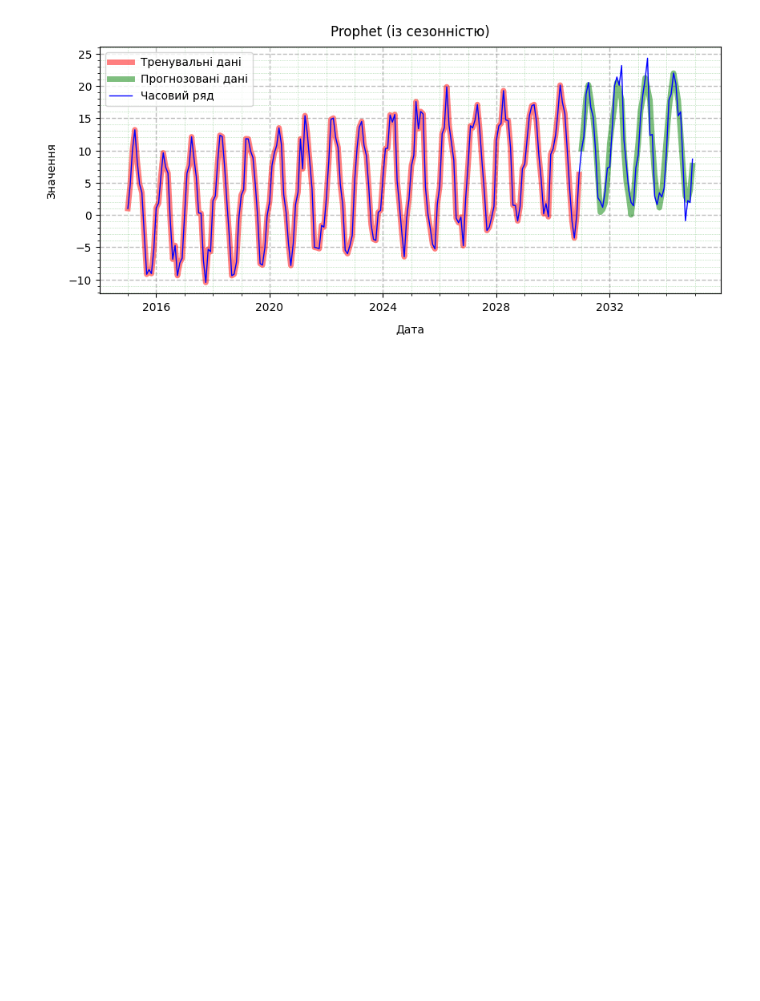
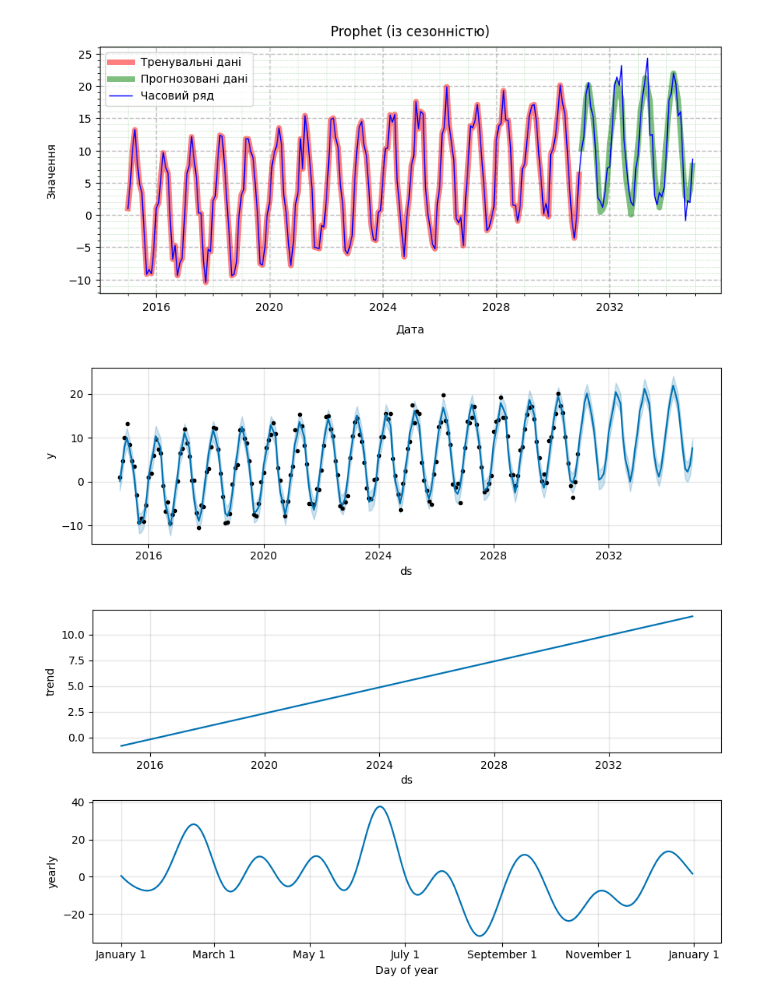
Before and after one commit to BogdanPinchuk/DataScience-PBY_HW16, a Jupyter notebook: Bohdan_Pinchuk_DS_HW16.ipynb, the cells around one changed output. Drawn from its saved outputs; the diff is of its cells as text; code cells hidden in the pictures; blank space fills up the shorter version.

```diff
--- a/Bohdan_Pinchuk_DS_HW16.ipynb
+++ b/Bohdan_Pinchuk_DS_HW16.ipynb
@@ -1134,7 +1135,7 @@ from prophet import Prophet
 from pathlib import Path
 
 # Input data
-load_model = False
+load_model = True
 model_file_name = "resources/auto_arima_search_parameters_p.model"
 
 # Solution
@@ -1166,7 +1166,8 @@ n_periods_s = len(Y_test_s)
 
 # Solution
 future = model.make_future_dataframe(periods=n_periods_s, freq='MS')
-Y_pred_s = model.predict(future)[["ds", "yhat"]].rename(columns={"yhat": "y"}).iloc[-n_periods_s:]
+forecast = model.predict(future)
+Y_pred_s = forecast[["ds", "yhat"]].rename(columns={"yhat": "y"}).iloc[-n_periods_s:]
 
 # # Print results
 display(Markdown(f"**Оцінка за: auto_arima(...)**"))
@@ -1205,3 +1206,11 @@ ax.legend()
 plt.show()
 # %% [output]
 [figure]
+# %%
+# Graphic results
+
+model.plot(forecast, figsize=(9, 3))
+_ = model.plot_components(forecast, figsize=(9, 5))
+# %% [output]
+[figure, added]
+[figure, added]
```
Also changed, not shown: parts of 4 cells of this notebook, 1 other file.
